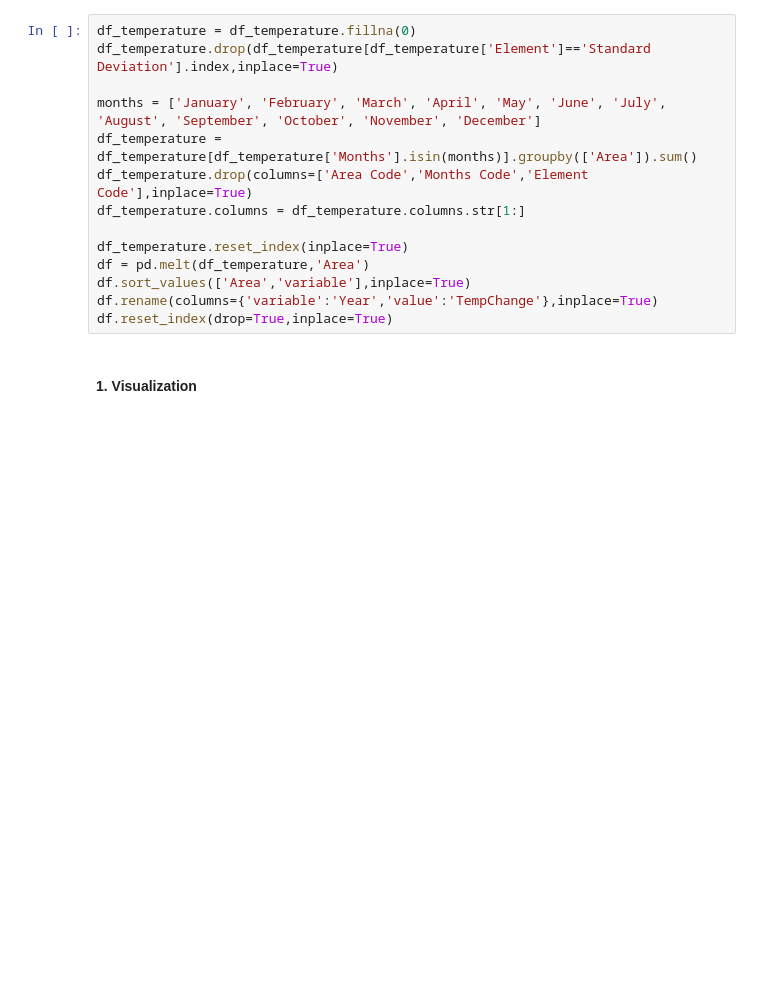
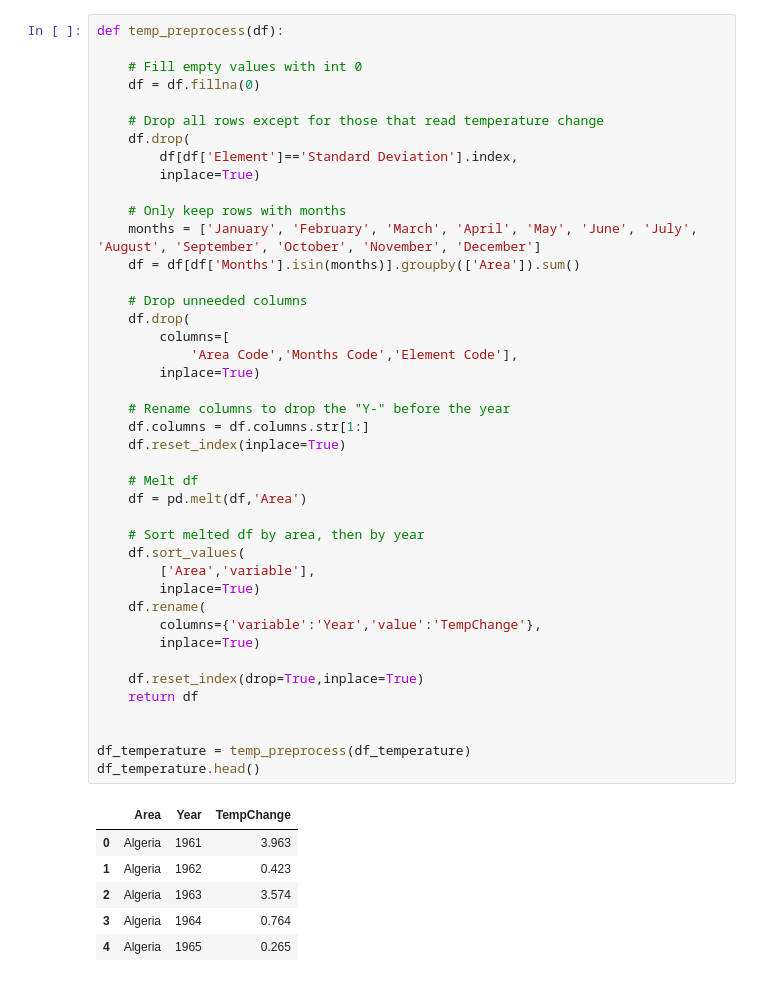
Before and after one commit to jallisonallison/AfricaTempProduction, a Jupyter notebook: AfricaDataViz.ipynb, the cells around one changed output. Drawn from its saved outputs; the diff is of its cells as text; blank space fills up the shorter version.

```diff
--- a/AfricaDataViz.ipynb
+++ b/AfricaDataViz.ipynb
@@ -29,17 +48,50 @@ df_temperature = Environment_Temperature_change_E_Africa
 # %%
-df_temperature = df_temperature.fillna(0)
-df_temperature.drop(df_temperature[df_temperature['Element']=='Standard Deviation'].index,inplace=True)
+def temp_preprocess(df):
 
-months = ['January', 'February', 'March', 'April', 'May', 'June', 'July', 'August', 'September', 'October', 'November', 'December']
-df_temperature = df_temperature[df_temperature['Months'].isin(months)].groupby(['Area']).sum()
-df_temperature.drop(columns=['Area Code','Months Code','Element Code'],inplace=True)
-df_temperature.columns = df_temperature.columns.str[1:]
+    # Fill empty values with int 0
+    df = df.fillna(0)
 
-df_temperature.reset_index(inplace=True)
-df = pd.melt(df_temperature,'Area')
-df.sort_values(['Area','variable'],inplace=True)
-df.rename(columns={'variable':'Year','value':'TempChange'},inplace=True)
-df.reset_index(drop=True,inplace=True)
+    # Drop all rows except for those that read temperature change
+    df.drop(
+        df[df['Element']=='Standard Deviation'].index,
+        inplace=True)
+
+    # Only keep rows with months
+    months = ['January', 'February', 'March', 'April', 'May', 'June', 'July', 'August', 'September', 'October', 'November', 'December']
+    df = df[df['Months'].isin(months)].groupby(['Area']).sum()
+
+    # Drop unneeded columns
+    df.drop(
+        columns=[
+            'Area Code','Months Code','Element Code'],
+        inplace=True)
+
+    # Rename columns to drop the "Y-" before the year
+    df.columns = df.columns.str[1:]
+    df.reset_index(inplace=True)
+
+    # Melt df
+    df = pd.melt(df,'Area')
+
+    # Sort melted df by area, then by year
+    df.sort_values(
+        ['Area','variable'],
+        inplace=True)
+    df.rename(
+        columns={'variable':'Year','value':'TempChange'},
+        inplace=True)
+
+    df.reset_index(drop=True,inplace=True)
+    return df
+
+
+df_temperature = temp_preprocess(df_temperature)
+df_temperature.head()
+# %% [output]
+|  | Area | Year | TempChange |
+| 0 | Algeria | 1961 | 3.963 |
+| 1 | Algeria | 1962 | 0.423 |
+| 2 | Algeria | 1963 | 3.574 |
+| 3 | Algeria | 1964 | 0.764 |
+| 4 | Algeria | 1965 | 0.265 |
-# %% [markdown]
-#### 1. Visualization
 # %%
```
Also changed, not shown: parts of 16 cells of this notebook.
